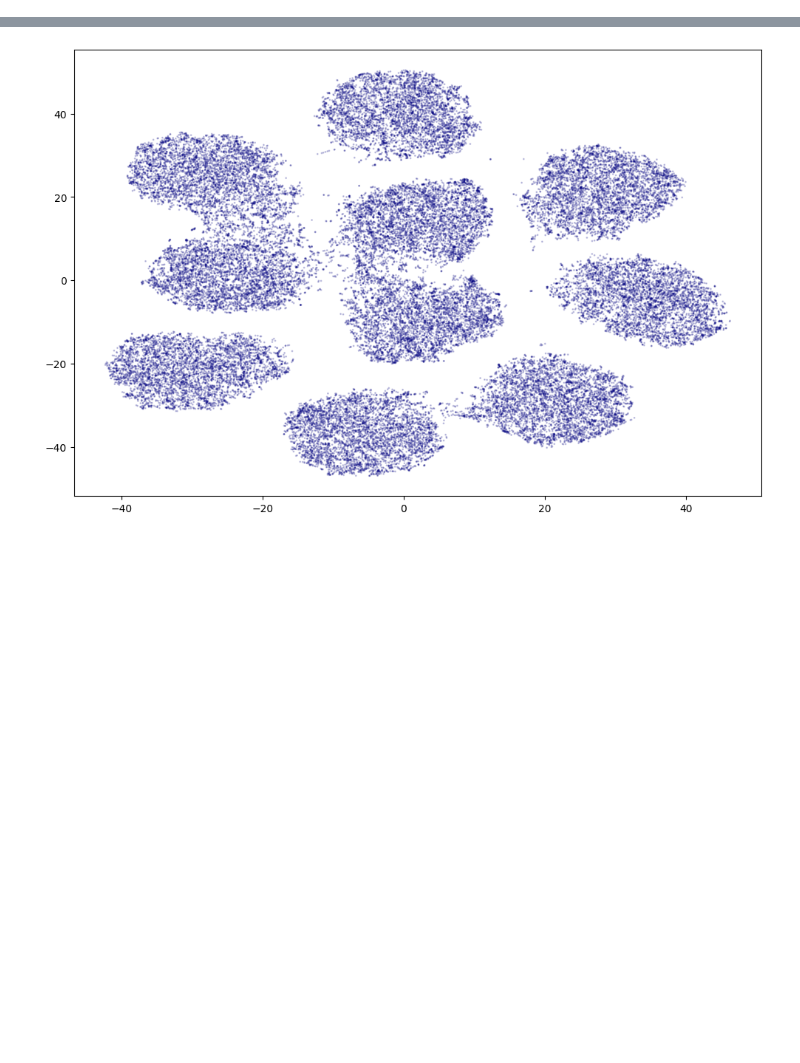
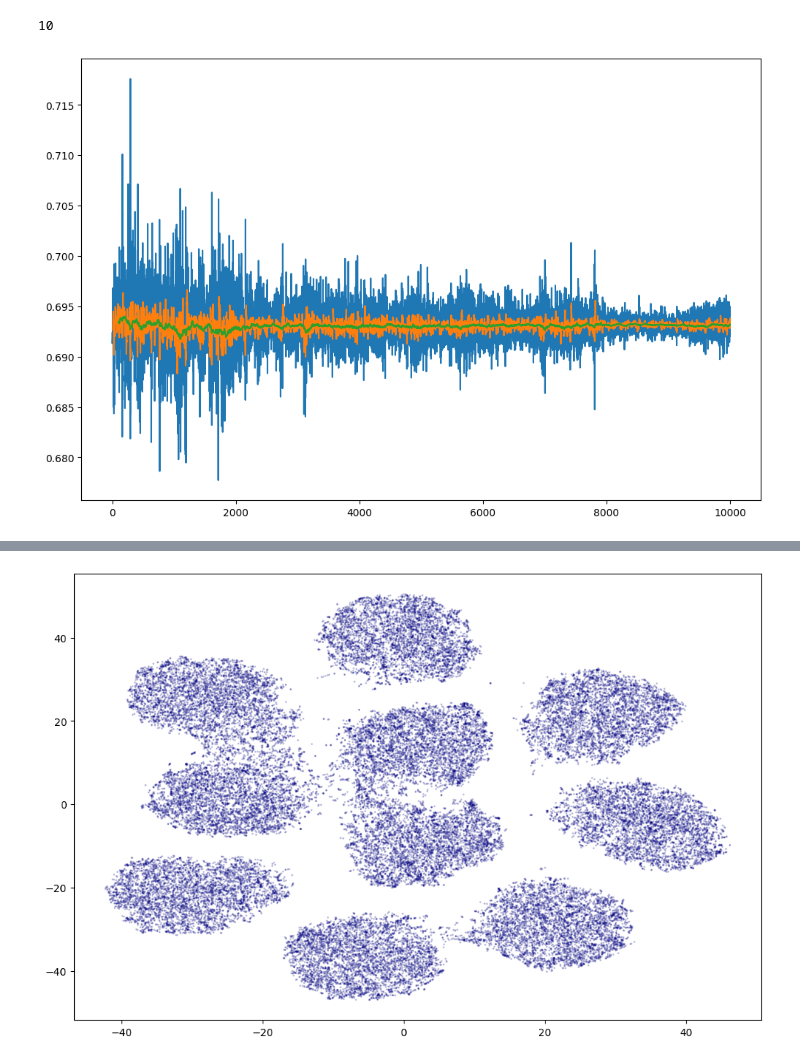
Before and after one commit to yongsubaek/AdapAug, a Jupyter notebook: playground.ipynb, the cells around one changed output, grey strips where cells are left out. Saved outputs shown, nothing was run; the diff lists cells and outputs as text; code cells hidden in the pictures; blank space fills up the shorter version.

```diff
--- a/playground.ipynb
+++ b/playground.ipynb
@@ -54,0 +55,12 @@ plt.plot([x for pol in pol_losses for x in pol])
+# %%
+# supervised result
+reports = search_result['gr_results']
+print(len(reports))
+df = pd.DataFrame([x for pol in reports for x in pol])
+plt.plot(df[0])
+plt.plot(df[0].rolling(window=10).mean())
+plt.plot(df[0].rolling(window=100).mean())
+plt.show()
+# %% [output]
+10
+[figure, added]
```
Also changed, not shown: parts of 16 cells of this notebook, 1 other file.
